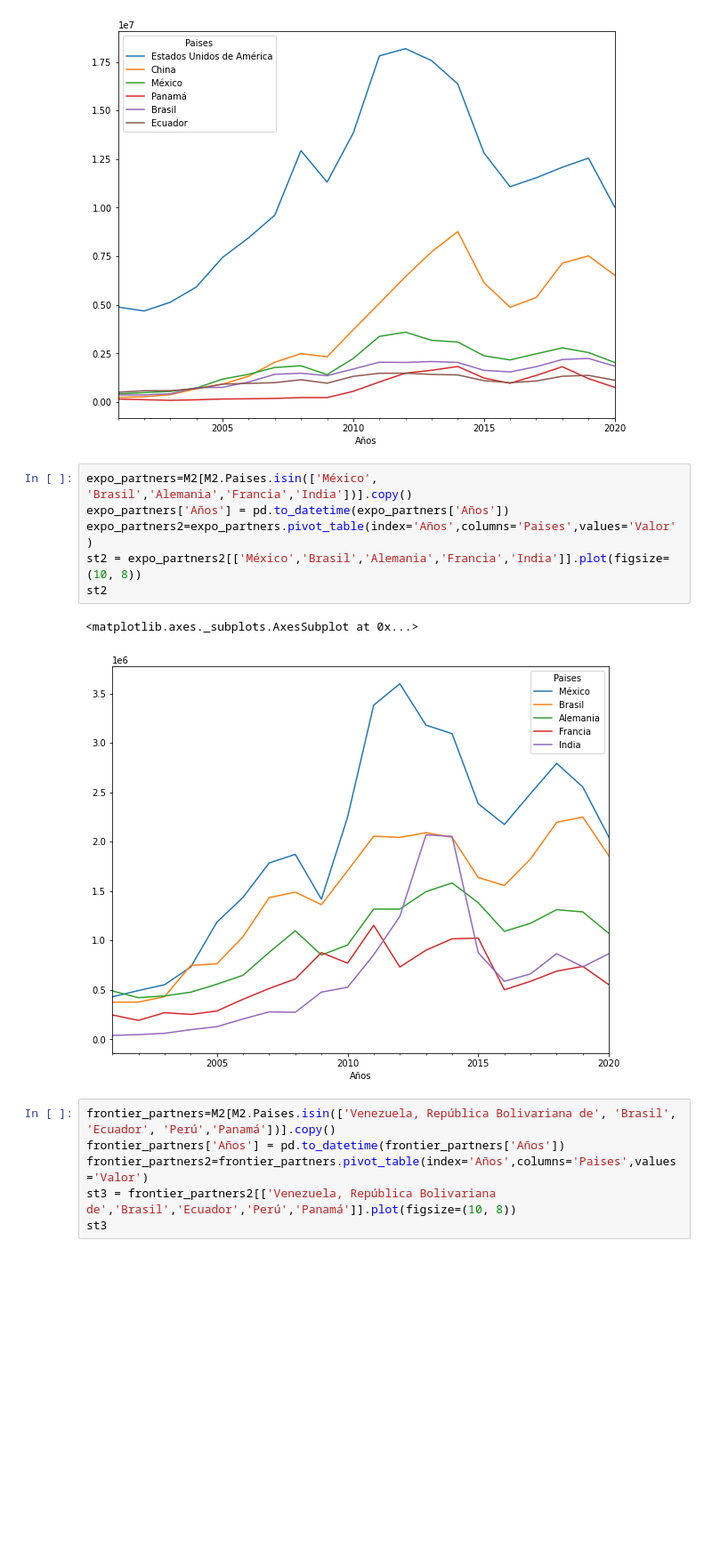
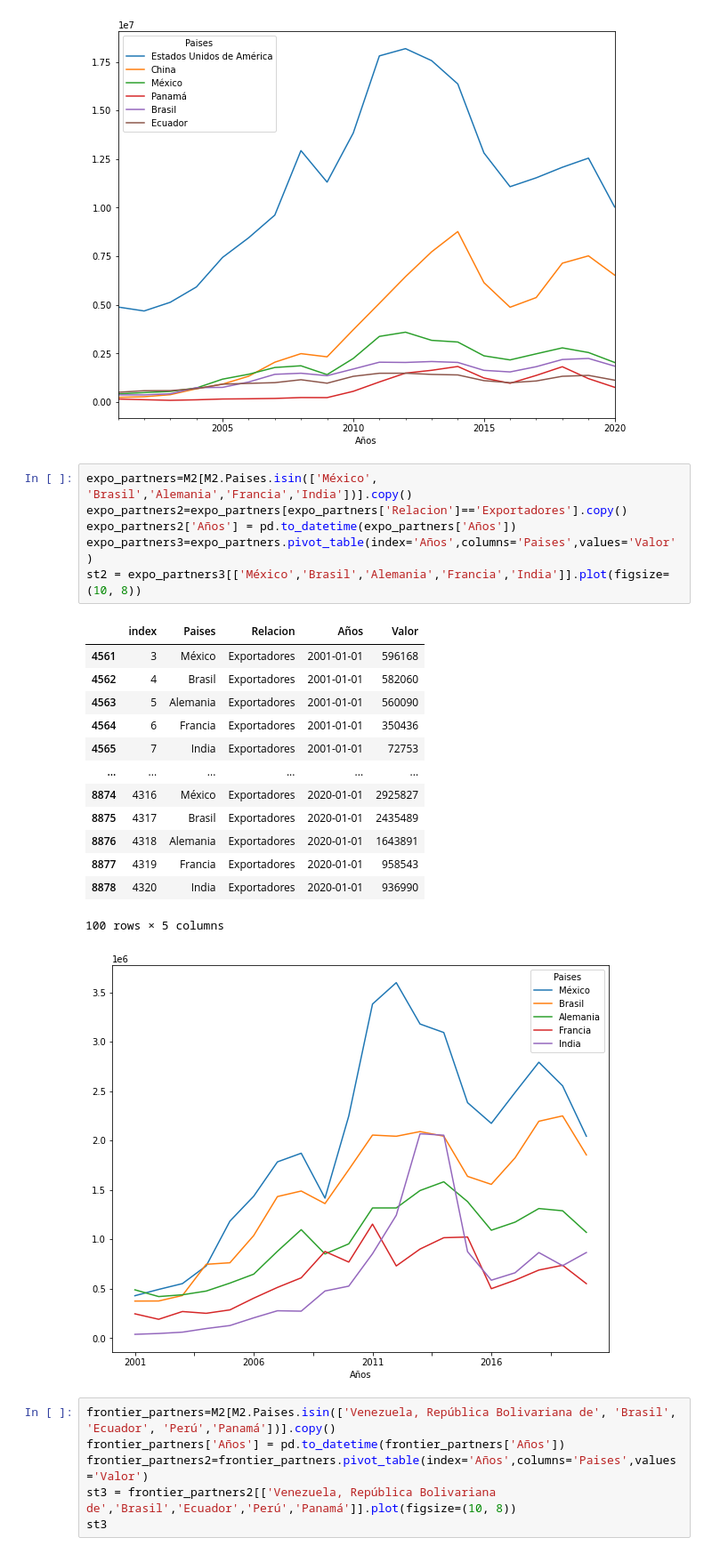
Before and after one commit to LuchoValr/Semillero, a Jupyter notebook: Proyecto_semillero_Avance1.ipynb, the cells around one changed output. Shown at 89% size. Saved outputs shown, nothing was run; the diff lists cells and outputs as text; blank space fills up the shorter version.

```diff
--- a/Proyecto_semillero_Avance1.ipynb
+++ b/Proyecto_semillero_Avance1.ipynb
@@ -151,13 +160,25 @@ st1
 [figure]
 # %%
 expo_partners=M2[M2.Paises.isin(['México', 'Brasil','Alemania','Francia','India'])].copy()
-expo_partners['Años'] = pd.to_datetime(expo_partners['Años'])
-expo_partners2=expo_partners.pivot_table(index='Años',columns='Paises',values='Valor')
-st2 = expo_partners2[['México','Brasil','Alemania','Francia','India']].plot(figsize=(10, 8))
-st2
+expo_partners2=expo_partners[expo_partners['Relacion']=='Exportadores'].copy()
+expo_partners2['Años'] = pd.to_datetime(expo_partners['Años'])
+expo_partners3=expo_partners.pivot_table(index='Años',columns='Paises',values='Valor')
+st2 = expo_partners3[['México','Brasil','Alemania','Francia','India']].plot(figsize=(10, 8))
 # %% [output]
+|  | index | Paises | Relacion | Años | Valor |
+| 4561 | 3 | México | Exportadores | 2001-01-01 | 596168 |
+| 4562 | 4 | Brasil | Exportadores | 2001-01-01 | 582060 |
+| 4563 | 5 | Alemania | Exportadores | 2001-01-01 | 560090 |
+| 4564 | 6 | Francia | Exportadores | 2001-01-01 | 350436 |
+| 4565 | 7 | India | Exportadores | 2001-01-01 | 72753 |
+| ... | ... | ... | ... | ... | ... |
+| 8874 | 4316 | México | Exportadores | 2020-01-01 | 2925827 |
+| 8875 | 4317 | Brasil | Exportadores | 2020-01-01 | 2435489 |
+| 8876 | 4318 | Alemania | Exportadores | 2020-01-01 | 1643891 |
+| 8877 | 4319 | Francia | Exportadores | 2020-01-01 | 958543 |
+| 8878 | 4320 | India | Exportadores | 2020-01-01 | 936990 |
-<matplotlib.axes._subplots.AxesSubplot at 0x...>
+100 rows × 5 columns
-[figure, old version]
+[figure, new version]
 # %%
 frontier_partners=M2[M2.Paises.isin(['Venezuela, República Bolivariana de', 'Brasil', 'Ecuador', 'Perú','Panamá'])].copy()
 frontier_partners['Años'] = pd.to_datetime(frontier_partners['Años'])
```
Also changed, not shown: parts of 11 cells of this notebook.
